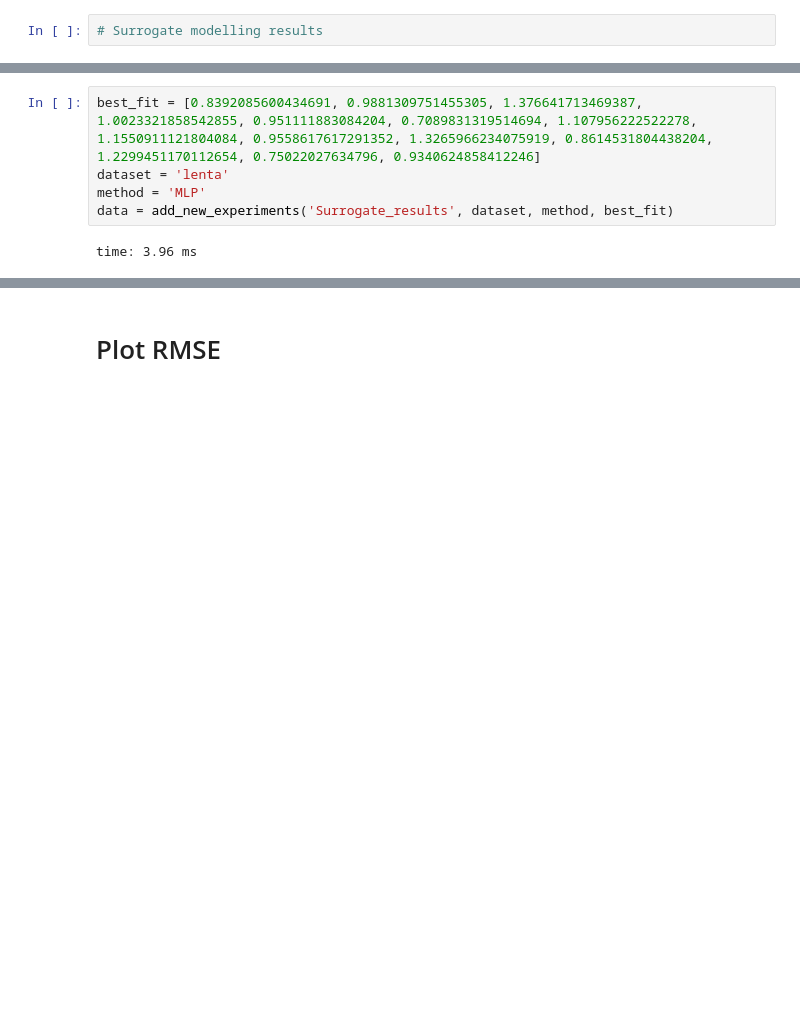
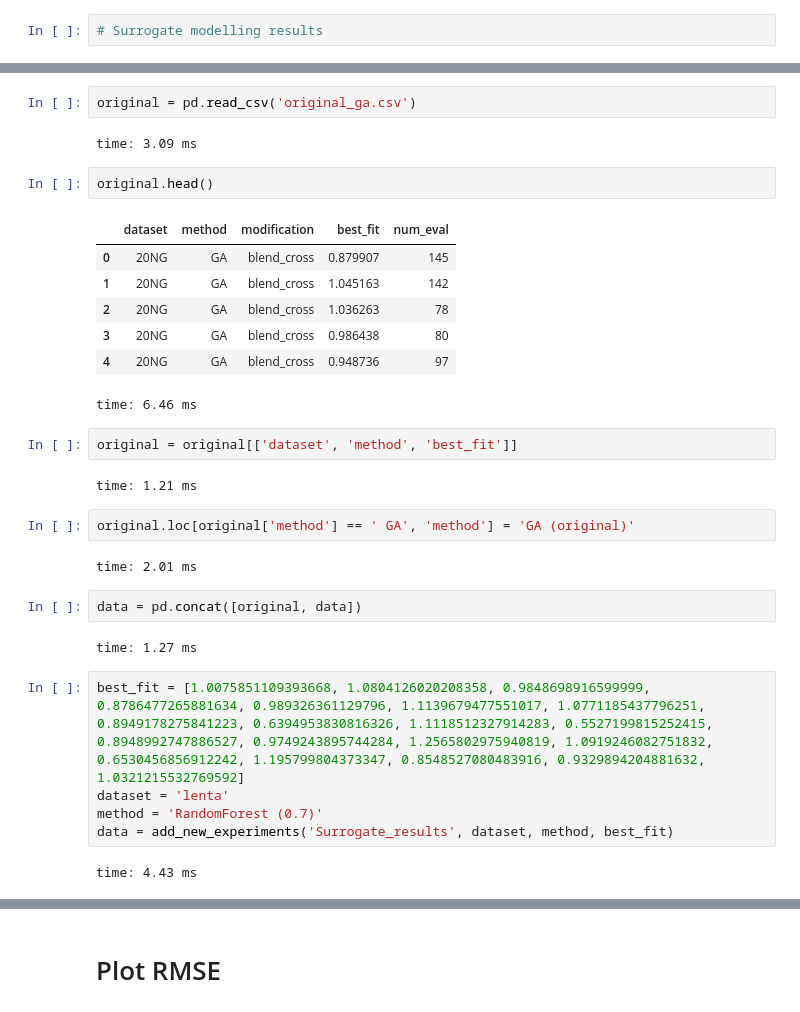
Before and after one commit to aimclub/AutoTM, a Jupyter notebook: plots.ipynb, the cells around one changed output, grey strips where cells are left out. Cells and saved outputs as stored; diff of their text form; blank space fills up the shorter version.

```diff
--- a/plots.ipynb
+++ b/plots.ipynb
@@ -46,10 +33,36 @@ time: 736 µs
+# %%
+original = pd.read_csv('original_ga.csv')
+# %% [output]
+time: 3.09 ms
+# %%
+original.head()
+# %% [output]
+|  | dataset | method | modification | best_fit | num_eval |
+| 0 | 20NG | GA | blend_cross | 0.879907 | 145 |
+| 1 | 20NG | GA | blend_cross | 1.045163 | 142 |
+| 2 | 20NG | GA | blend_cross | 1.036263 | 78 |
+| 3 | 20NG | GA | blend_cross | 0.986438 | 80 |
+| 4 | 20NG | GA | blend_cross | 0.948736 | 97 |
+time: 6.46 ms
+# %%
+original = original[['dataset', 'method', 'best_fit']]
+# %% [output]
+time: 1.21 ms
+# %%
+original.loc[original['method'] == ' GA', 'method'] = 'GA (original)'
+# %% [output]
+time: 2.01 ms
+# %%
+data = pd.concat([original, data])
+# %% [output]
+time: 1.27 ms
 # %%
-best_fit = [0.8392085600434691, 0.9881309751455305, 1.376641713469387, 1.0023321858542855, 0.951111883084204, 0.7089831319514694, 1.107956222522278, 1.1550911121804084, 0.9558617617291352, 1.3265966234075919, 0.8614531804438204, 1.2299451170112654, 0.75022027634796, 0.9340624858412246]
+best_fit = [1.0075851109393668, 1.0804126020208358, 0.9848698916599999, 0.8786477265881634, 0.989326361129796, 1.1139679477551017, 1.0771185437796251, 0.8949178275841223, 0.6394953830816326, 1.1118512327914283, 0.5527199815252415, 0.8948992747886527, 0.9749243895744284, 1.2565802975940819, 1.0919246082751832, 0.6530456856912242, 1.195799804373347, 0.8548527080483916, 0.9329894204881632, 1.0321215532769592]
 dataset = 'lenta'
-method = 'MLP'
+method = 'RandomForest (0.7)'
 data = add_new_experiments('Surrogate_results', dataset, method, best_fit)
 # %% [output]
-time: 3.96 ms
+time: 4.43 ms
 # %%
 # data.to_csv('Surrogate_results', index=None)
 # %% [output]
```
Also changed, not shown: parts of 14 cells of this notebook, 29 other files.
